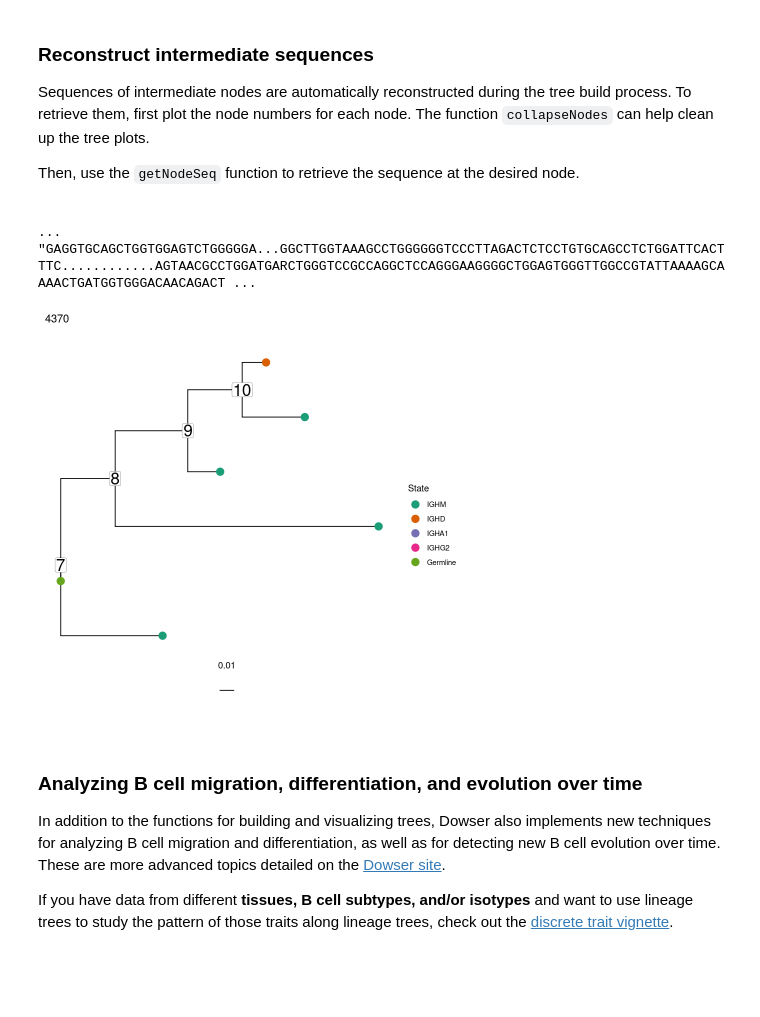
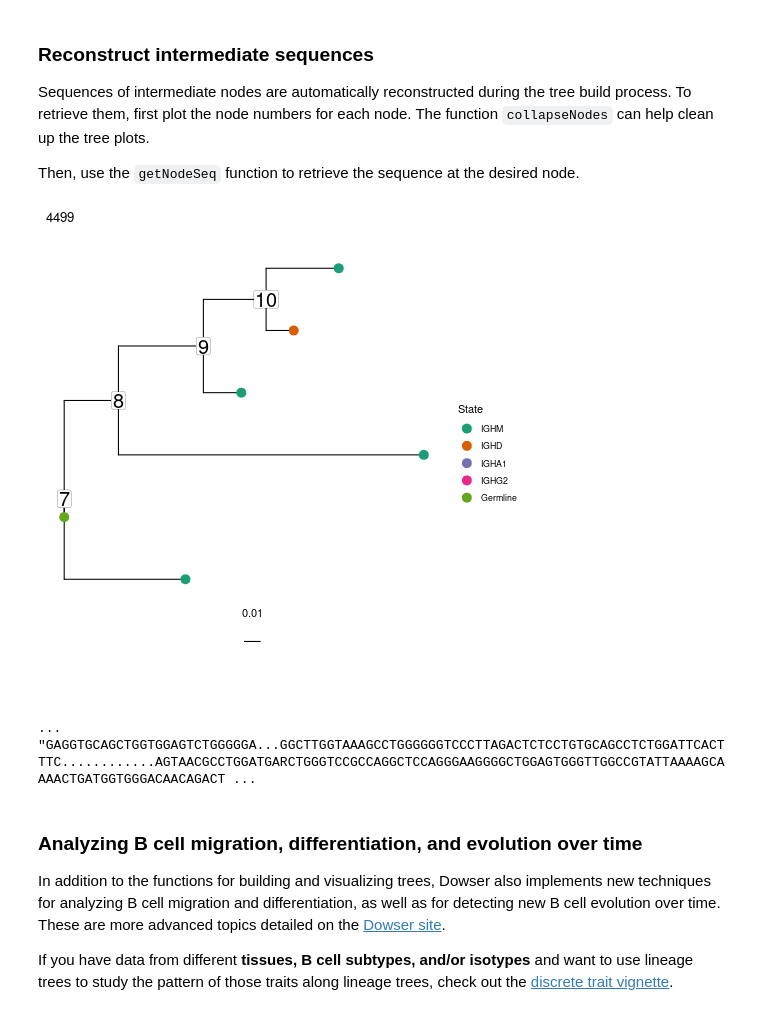
Before and after one commit to immcantation/immcantation, a Jupyter notebook: training/10x_tutorial.ipynb, the cells around one changed output. Saved outputs shown, nothing was run; the diff lists cells and outputs as text; code cells hidden in the pictures; blank space fills up the shorter version.

```diff
--- a/training/10x_tutorial.ipynb
+++ b/training/10x_tutorial.ipynb
@@ -96,8 +171,9 @@ library(shazam)
 
 You may wish to subset your data to only productive sequences:
 # %%
+%%R
 # read in the data
-data <- readChangeoDb('filtered_contig_igblast_db-pass.tsv')
+data <- readChangeoDb('results/filtered_contig_igblast_db-pass.tsv')
 data <- data %>% filter(productive)
 
 cat(paste("There are", nrow(data), "rows in the data.\n"))
@@ -194,9 +282,9 @@ The nearest neighbor distances across subjects can be calculated by specifying t
 
 In the example below, BCR data from donor 2 together with the BCR data from donor 1, was used to calculate the nearest neighbor distances across subjects:
 # %%
+%%R
 # read in BCR data from donor 2
-setwd('../10x_data_2subj')
-data_10x_example <- readChangeoDb('sc5p_v2_hs_B_1k_multi_5gex_b_Multiplex_vdj_b_all_contig_igblast_db-pass.tsv')
+data_10x_example <- readChangeoDb('../data/10x_data_2subj/sc5p_v2_hs_B_1k_multi_5gex_b_Multiplex_vdj_b_all_contig_igblast_db-pass.tsv')
 data_10x_example$subject <- "Subj2"
 
 cat(paste("There are", nrow(data_10x_example), "rows in the donor 2 data.\n"))
@@ -220,6 +315,7 @@ A tibble: 5 × 58
 # %%
+%%R
 # calculate cross subjects distribution of distance to nearest
-dist_crossSubj <- distToNearest(filter(data.2subjects, locus == "IGH"),
+dist_crossSubj <- distToNearest(filter(data_both_subjects, locus == "IGH"),
                                 nproc = 1, cross = "subject")
 
 # find threshold for cloning automatically and initialize the Gaussian fit parameters of the nearest-neighbor
@@ -429,20 +532,24 @@ Sequences of intermediate nodes are automatically reconstructed during the tree
 
 Then, use the `getNodeSeq` function to retrieve the sequence at the desired node.
 # %%
+%%R
 trees <- collapseNodes(trees)
 
 # plot trees with node ID numbers
 p <- plotTrees(trees, tips = "c_call", tipsize = 4,
                node_nums = TRUE, labelsize = 7)
 p[[1]]
-
-# get the sequence at node 8
-sequence <- getNodeSeq(trees, clone = "4370", node = 8)
-print(sequence)
 # %% [output]
-                                                                                                                                                                                                         ...
-"GAGGTGCAGCTGGTGGAGTCTGGGGGA...GGCTTGGTAAAGCCTGGGGGGTCCCTTAGACTCTCCTGTGCAGCCTCTGGATTCACTTTC............AGTAACGCCTGGATGARCTGGGTCCGCCAGGCTCCAGGGAAGGGGCTGGAGTGGGTTGGCCGTATTAAAAGCAAAACTGATGGTGGGACAACAGACT ...
-[figure, old version]
+[figure, new version]
+# %%
+%%R
+# get the sequence at node 8
+first_clone_id <- trees[["clone_id"]][1]
+sequence <- getNodeSeq(trees, clone = first_clone_id, node = 8)
+print(sequence)
+# %% [output]
+                                                                                                                                                                                                         ...
+"GAGGTGCAGCTGGTGGAGTCTGGGGGA...GGCTTGGTAAAGCCTGGGGGGTCCCTTAGACTCTCCTGTGCAGCCTCTGGATTCACTTTC............AGTAACGCCTGGATGARCTGGGTCCGCCAGGCTCCAGGGAAGGGGCTGGAGTGGGTTGGCCGTATTAAAAGCAAAACTGATGGTGGGACAACAGACT ...
 # %% [markdown]
 ### Analyzing B cell migration, differentiation, and evolution over time
 
```
Also changed, not shown: parts of 35 cells of this notebook, 3 other files.
